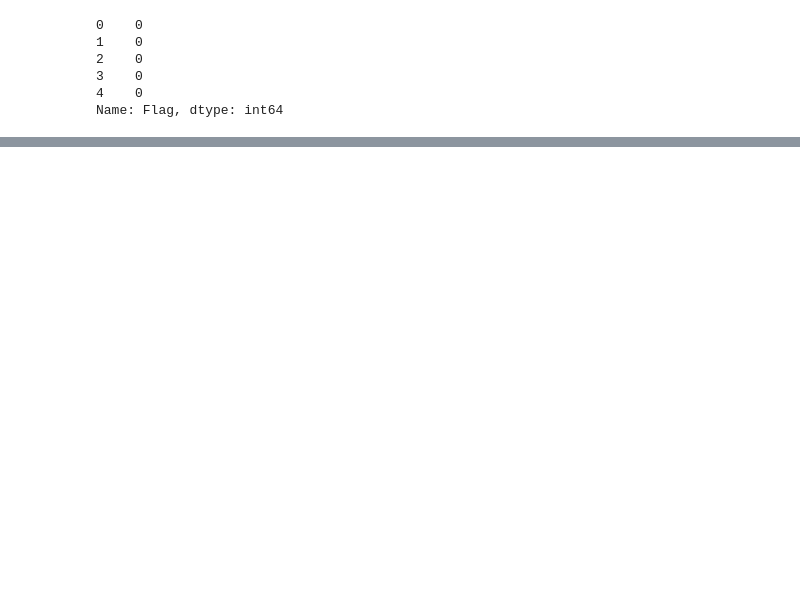
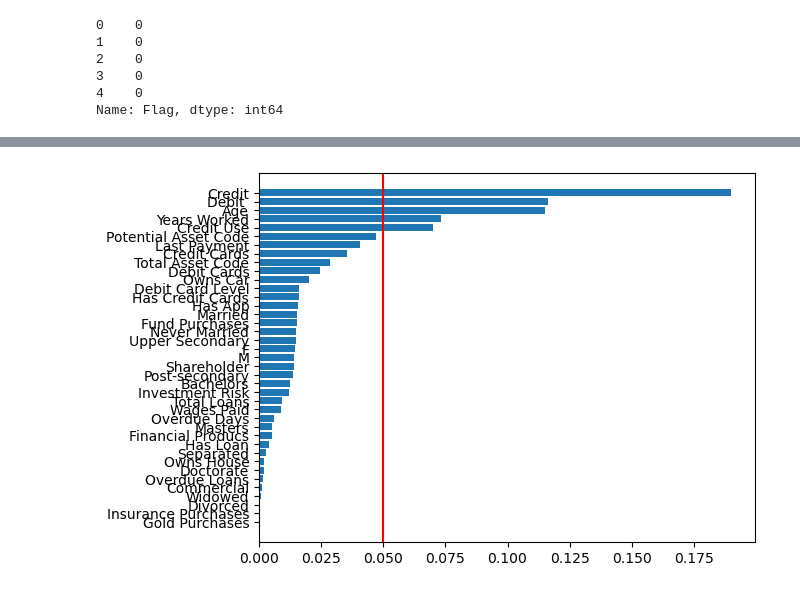
Before and after one commit to jusliam/Big-Data-Analytics-Project, a Jupyter notebook: Experimentation.ipynb, the cells around one changed output, grey strips where cells are left out. Drawn from its saved outputs; the diff is of its cells as text; code cells hidden in the pictures; blank space fills up the shorter version.

```diff
--- a/Experimentation.ipynb
+++ b/Experimentation.ipynb
@@ -115,0 +260,12 @@ X_smote, y_smote = smote.fit_resample(X_1, y)
+# %%
+# Train a single decision tree classifier and evaluate its performance without hyperparameters
+dt = DecisionTreeClassifier()
+dt.fit(X_train_rus, y_train_rus)
+y_pred_dt = dt.predict(X_val_rus)
+print("Decision Tree Classification Report:\n", classification_report(y_val_rus, y_pred_dt[:y_val_rus.shape[0]]))
+
+# Train a random forest classifier and evaluate its performance without hyperparameters
+rf = RandomForestClassifier(n_estimators=200)
+rf.fit(X_train_rus, y_train_rus)
+y_pred_rf = rf.predict(X_val_rus)
+print("Random Forest Classification Report:\n", classification_report(y_val_rus, y_pred_rf[:y_val_rus.shape[0]]))
@@ -115,0 +317,24 @@ X_smote, y_smote = smote.fit_resample(X_1, y)
+# %%
+#X_test_rus = shuffle(X_test)
+#X_test_rus = test_size(X_rus, X_test_rus)
+
+kf = selection.KFold(n_splits=5, shuffle=True)
+kf.get_n_splits(X_rus)
+
+#Split the training into training and validation sets
+X_train_rus, X_val_rus, y_train_rus, y_val_rus = selection.train_test_split(X_rus, y_rus, test_size=0.2)
+
+f1_rus = []
+
+for train_index, val_index in kf.split(X_rus):
+    X_train, X_val = X_rus.iloc[train_index], X_rus.iloc[val_index]
+    y_train, y_val = y_rus.iloc[train_index], y_rus.iloc[val_index]
+    sv = svm.SVC()
+    sv.fit(X_train, y_train)
+    predictions = sv.predict(X_val_rus)
+    f1_rus.append(metrics.f1_score(y_val_rus, predictions[:y_val_rus.shape[0]]))
+
+mean_rus = np.mean(f1_rus)
+std_rus = np.std(f1_rus)
+print('Mean F1 score is ', mean_rus, ' with a std. dev of ', std_rus)
+print(classification_report(y_val_rus, predictions[:y_val_rus.shape[0]]))
@@ -115,0 +351,10 @@ X_smote, y_smote = smote.fit_resample(X_1, y)
+# %%
+features = list(X_train_rus.columns.values)
+f_i = list(zip(features,best_rf.feature_importances_))
+f_i.sort(key = lambda x : x[1])
+plt.barh([x[0] for x in f_i],[x[1] for x in f_i])
+plt.axvline(x = 0.05, color = 'r')
+
+plt.show()
+# %% [output]
+[figure, added]
```
Also changed, not shown: parts of 39 cells of this notebook.
